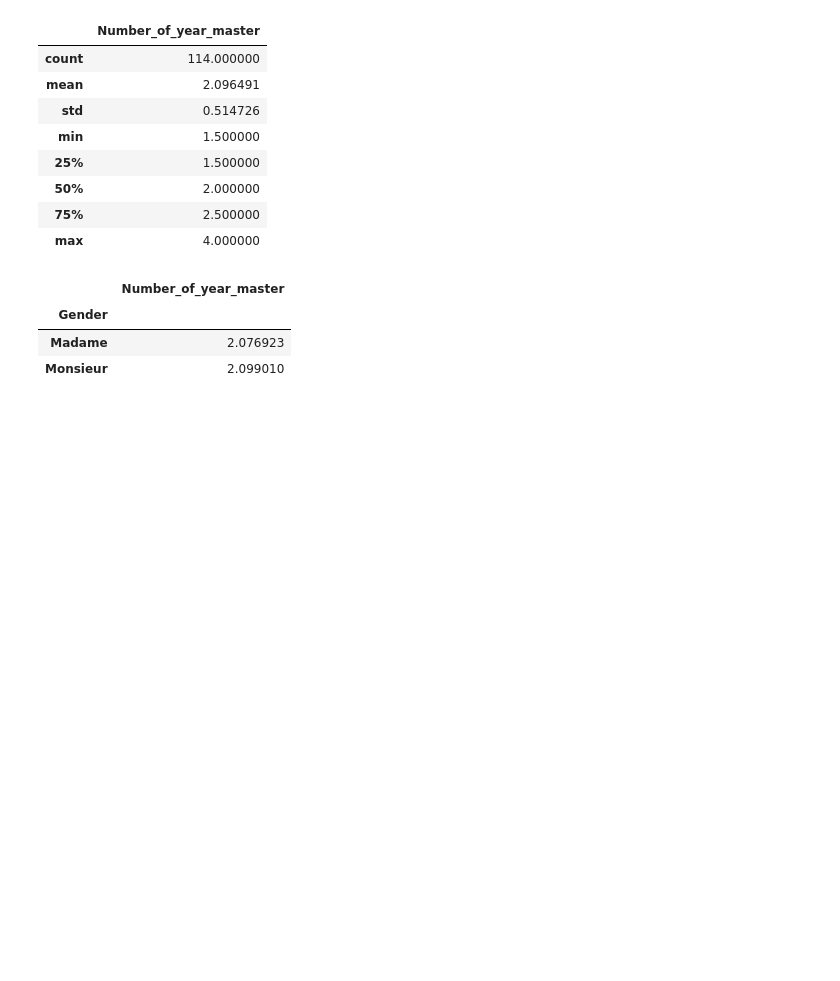
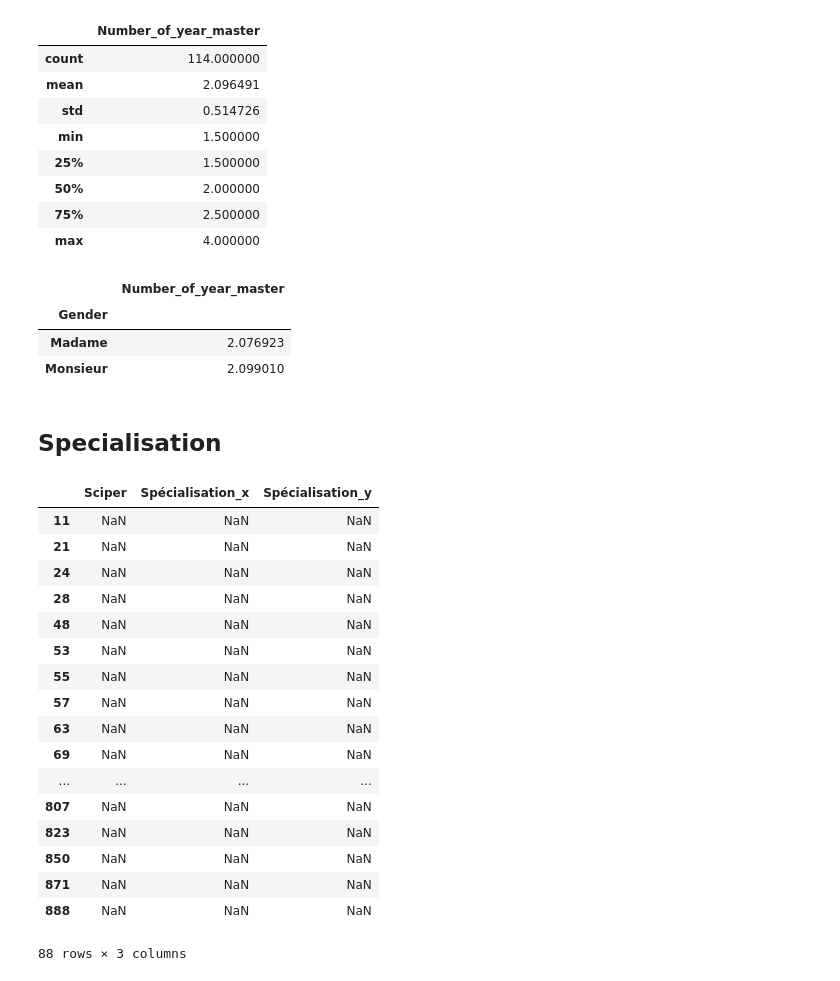
Before and after one commit to nathanquinteiro/ADA-Homework, a Jupyter notebook: 02 - Data from the Web/startMaster.j.ipynb, the cells around one changed output. Saved outputs shown, nothing was run; the diff lists cells and outputs as text; code cells hidden in the pictures; blank space fills up the shorter version.

```diff
--- a/02 - Data from the Web/startMaster.j.ipynb
+++ b/02 - Data from the Web/startMaster.j.ipynb
@@ -184,6 +204,22 @@ def getResultAllYears(semester):
 
         global_table.append(pd_student)
     return global_table
+# %%
+def getResultAllYearsSpec(semester):
+    global_table = []
+    for year_id in year_ids:
+        soup = getResultPage(year_id, semester)
+
+        students_tr = soup.body.hr.table.find_all('tr')[2:]
+        students = []
+        for i in range (0,len(students_tr)):
+            student = students_tr[i].find_all('td')
+            students.append([student[0].text,student[1].text.replace(u'\xa0', u' '),student[7].text,student[10].text,student[4].text])
+
+        pd_student = pd.DataFrame(students, columns=['Gender', 'Name', 'Status_' + year_id, 'Sciper','Spécialisation'])
+
+        global_table.append(pd_student)
+    return global_table
 # %%
 def joinTables(global_table):
     joined_table = global_table[0]
@@ -489,3 +525,7 @@ master_duration_clean.groupby('Gender').mean()
 | Gender |  |
 | Madame | 2.076923 |
 | Monsieur | 2.099010 |
+# %% [markdown]
+## Specialisation
+# %%
+master_sem1_spec = getResultAllYearsSpec('Master semestre 1')
@@ -491,0 +536,47 @@ master_duration_clean.groupby('Gender').mean()
+# %%
+joined_table_master1_spec = joinTables(master_sem1_spec)
+joined_table_master1_spec = joined_table_master1_spec.replace('',np.nan)
+#joined_table_master1_spec.dropna(thresh=)
+joined_table_master1_spec.shape
+sciper_num_master1_spec = joined_table_master1_spec.drop(joined_table_master1_spec.columns[[0,1,2,5,7,9,11,13,15,17,19,21]],axis=1)
+sciper_num_master1_spec = sciper_num_master1_spec.dropna(thresh=2)
+
+
+
+sciper_num_master1_spec = sciper_num_master1_spec.replace(np.nan,'')
+tmp= sciper_num_master1_spec[[1]]
+
+
+for i in range(0,5) :
+    tmp=tmp+sciper_num_master1_spec[[i]]
+    #tmp=tmp.map(str)+ column.map(str)
+
+#sciper_num_master1_spec
+
+tmp
+
+#sciper_num_master1_spec = sciper_num_master1_spec.max(axis=1,skipna=True)
+#sciper_num_master1_spec = sciper_num_master1_spec.replace(np.nan,'')
+#sciper_num_master1_spec
+#sciper_num_master1_spec = sciper_num_master1_spec.drop(sciper_num_master1_spec.columns[[1,2,3,4,5,6,7,8,9,10]],axis#=1)
+#sciper_num_master1_spec
+#final_projet_max_year = pd.merge(projet_end.drop(projet_end.columns[[2,3]],axis=1),tmp_projet_real_max_year.to_frame(),left_index=True,right_index=True)
+# %% [output]
+|  | Sciper | Spécialisation_x | Spécialisation_y |
+| 11 | NaN | NaN | NaN |
+| 21 | NaN | NaN | NaN |
+| 24 | NaN | NaN | NaN |
+| 28 | NaN | NaN | NaN |
+| 48 | NaN | NaN | NaN |
+| 53 | NaN | NaN | NaN |
+| 55 | NaN | NaN | NaN |
+| 57 | NaN | NaN | NaN |
+| 63 | NaN | NaN | NaN |
+| 69 | NaN | NaN | NaN |
+| ... | ... | ... | ... |
+| 807 | NaN | NaN | NaN |
+| 823 | NaN | NaN | NaN |
+| 850 | NaN | NaN | NaN |
+| 871 | NaN | NaN | NaN |
+| 888 | NaN | NaN | NaN |
+88 rows × 3 columns
```
Also changed, not shown: parts of 3 cells of this notebook.
